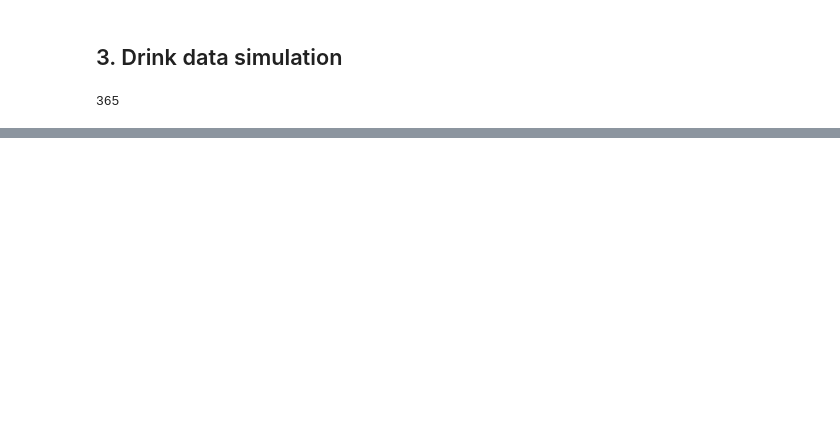
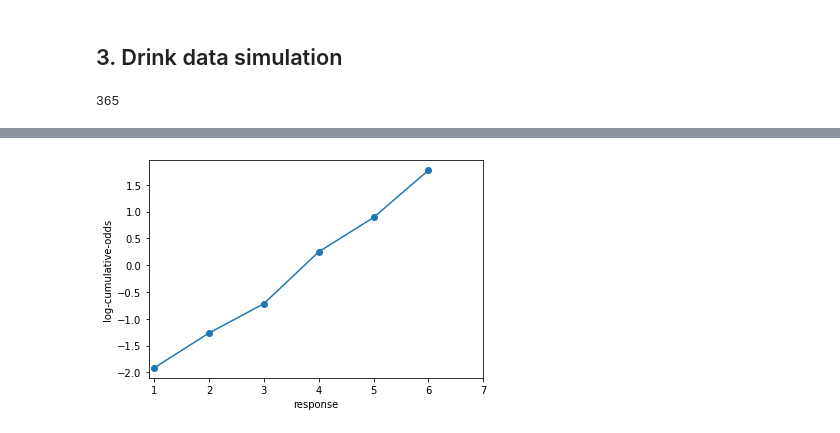
Before and after one commit to danhphan/bayesian-inferences, a Jupyter notebook: _00_rethink_stats_week7_course.ipynb, the cells around one changed output, grey strips where cells are left out. Saved outputs shown, nothing was run; the diff lists cells and outputs as text; code cells hidden in the pictures; blank space fills up the shorter version.

```diff
--- a/_00_rethink_stats_week7_course.ipynb
+++ b/_00_rethink_stats_week7_course.ipynb
@@ -249,0 +294,4 @@ np.exp(trace_drk["al"]).mean()  # rate finish manuscripts, when not drinking
+# %%
+import scipy
+lco = d.response.value_counts(normalize=True, sort=False).cumsum().apply(scipy.special.logit)
+lco.round(2)
@@ -249,0 +307,7 @@ np.exp(trace_drk["al"]).mean()  # rate finish manuscripts, when not drinking
+# %%
+ax = lco.plot(marker="o")
+ax.set_xlim(0.9, 7)
+ax.set_xlabel("response")
+ax.set_ylabel("log-cumulative-odds");
+# %% [output]
+[figure, added]
```
Also changed, not shown: parts of 38 cells of this notebook.
